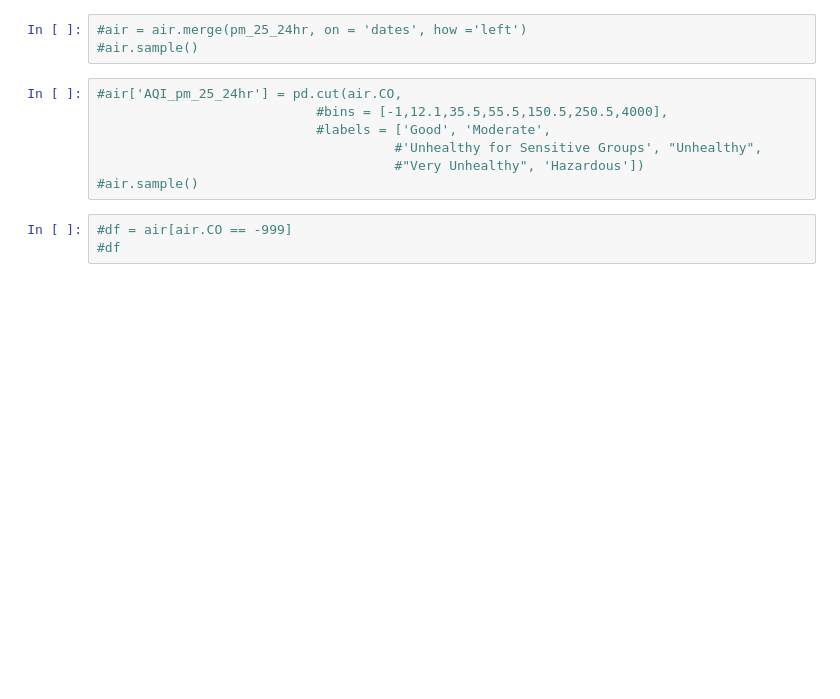
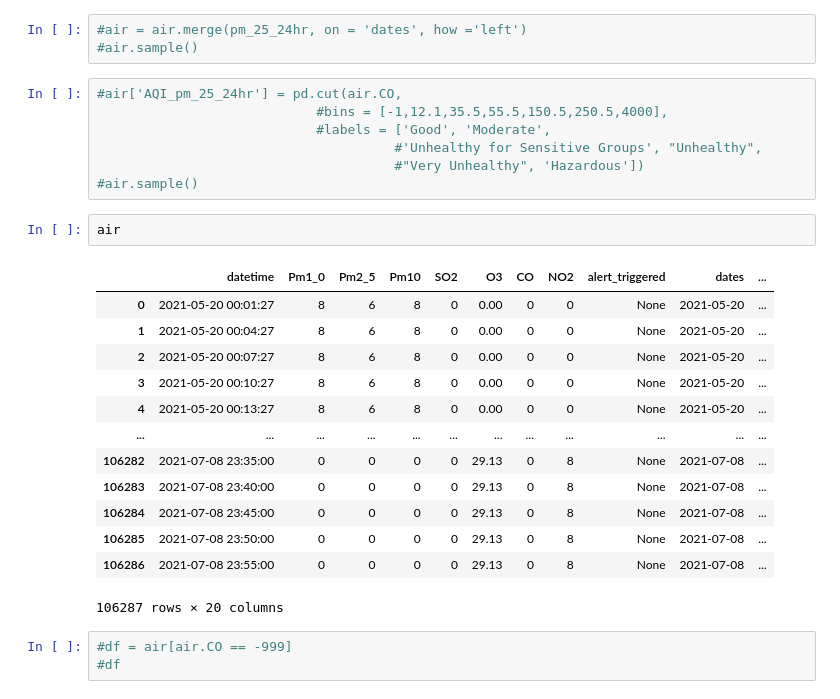
Before and after one commit to slc-data/2021-datathon, a Jupyter notebook: workbooks/caitlyn/explore.ipynb, the cells around one changed output. Saved outputs shown, nothing was run; the diff lists cells and outputs as text; blank space fills up the shorter version.

```diff
--- a/workbooks/caitlyn/explore.ipynb
+++ b/workbooks/caitlyn/explore.ipynb
@@ -49,6 +59,22 @@ More info on air quality (idea is to make a level of air quality)
                                       #'Unhealthy for Sensitive Groups', "Unhealthy",
                                       #"Very Unhealthy", 'Hazardous'])
 #air.sample()
+# %%
+air
+# %% [output]
+|  | datetime | Pm1_0 | Pm2_5 | Pm10 | SO2 | O3 | CO | NO2 | alert_triggered | dates | ... |
+| 0 | 2021-05-20 00:01:27 | 8 | 6 | 8 | 0 | 0.00 | 0 | 0 | None | 2021-05-20 | ... |
+| 1 | 2021-05-20 00:04:27 | 8 | 6 | 8 | 0 | 0.00 | 0 | 0 | None | 2021-05-20 | ... |
+| 2 | 2021-05-20 00:07:27 | 8 | 6 | 8 | 0 | 0.00 | 0 | 0 | None | 2021-05-20 | ... |
+| 3 | 2021-05-20 00:10:27 | 8 | 6 | 8 | 0 | 0.00 | 0 | 0 | None | 2021-05-20 | ... |
+| 4 | 2021-05-20 00:13:27 | 8 | 6 | 8 | 0 | 0.00 | 0 | 0 | None | 2021-05-20 | ... |
+| ... | ... | ... | ... | ... | ... | ... | ... | ... | ... | ... | ... |
+| 106282 | 2021-07-08 23:35:00 | 0 | 0 | 0 | 0 | 29.13 | 0 | 8 | None | 2021-07-08 | ... |
+| 106283 | 2021-07-08 23:40:00 | 0 | 0 | 0 | 0 | 29.13 | 0 | 8 | None | 2021-07-08 | ... |
+| 106284 | 2021-07-08 23:45:00 | 0 | 0 | 0 | 0 | 29.13 | 0 | 8 | None | 2021-07-08 | ... |
+| 106285 | 2021-07-08 23:50:00 | 0 | 0 | 0 | 0 | 29.13 | 0 | 8 | None | 2021-07-08 | ... |
+| 106286 | 2021-07-08 23:55:00 | 0 | 0 | 0 | 0 | 29.13 | 0 | 8 | None | 2021-07-08 | ... |
+106287 rows × 20 columns
 # %%
 #df = air[air.CO == -999]
 #df
```
Also changed, not shown: parts of 47 cells of this notebook.
